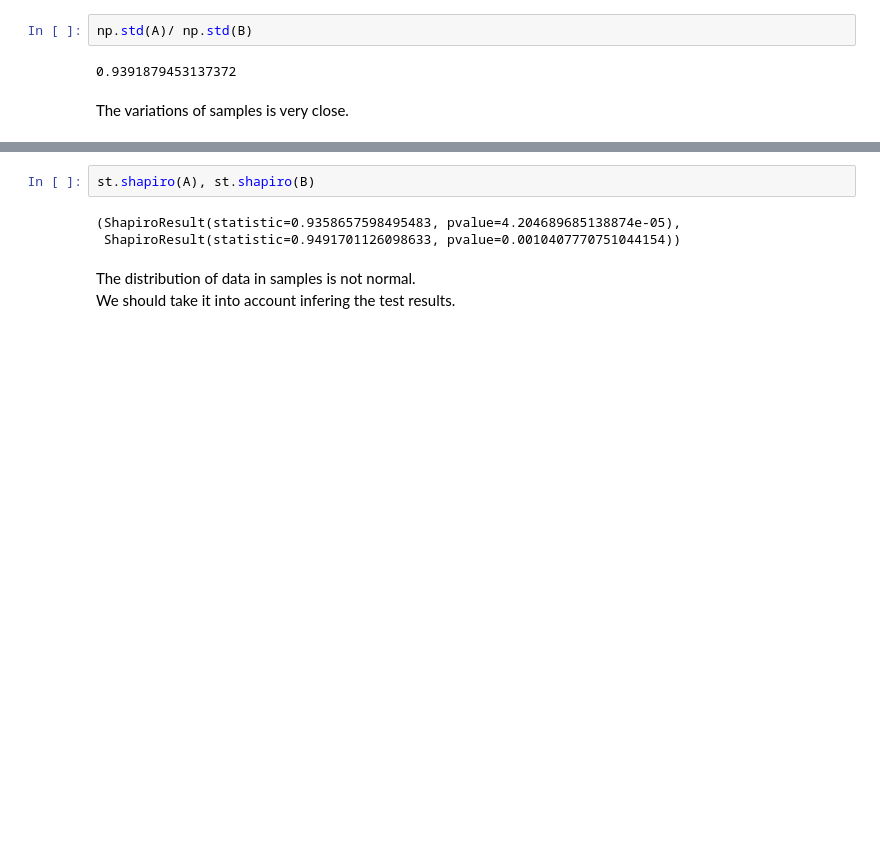
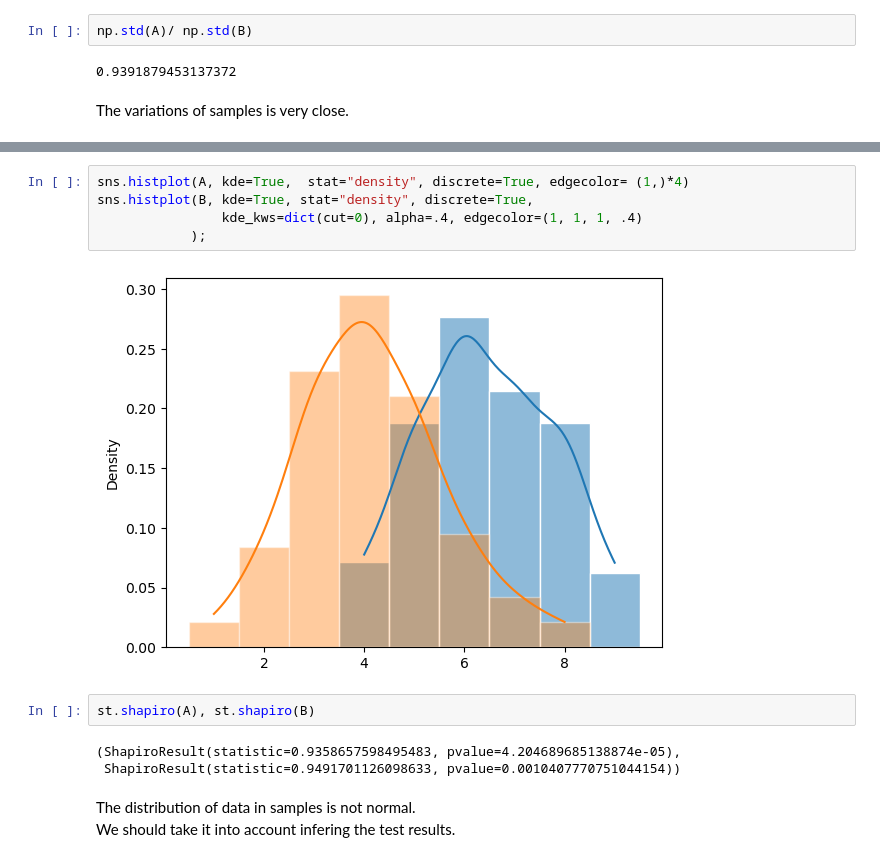
Before and after one commit to IgorBeHolder/Netology, a Jupyter notebook: Netology stats_Confidential_intervals HW.ipynb, the cells around one changed output, grey strips where cells are left out. Cells and saved outputs as stored; diff of their text form; blank space fills up the shorter version.

```diff
--- a/Netology stats_Confidential_intervals HW.ipynb
+++ b/Netology stats_Confidential_intervals HW.ipynb
@@ -903,3 +923,10 @@ The variations of samples is very close.
+# %%
+sns.histplot(A, kde=True,  stat="density", discrete=True, edgecolor= (1,)*4)
+sns.histplot(B, kde=True, stat="density", discrete=True,
+                kde_kws=dict(cut=0), alpha=.4, edgecolor=(1, 1, 1, .4)
+            );
+# %% [output]
+[figure, added]
 # %%
 st.shapiro(A), st.shapiro(B)
 # %% [output]
```
Also changed, not shown: parts of 9 cells of this notebook, 9 other files.
